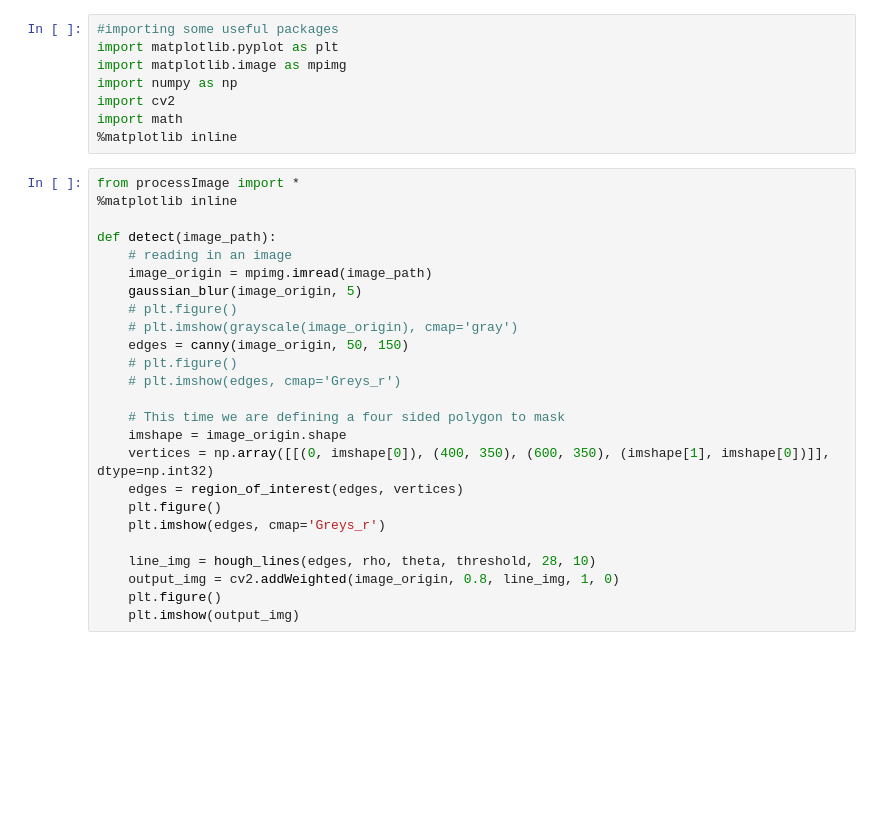
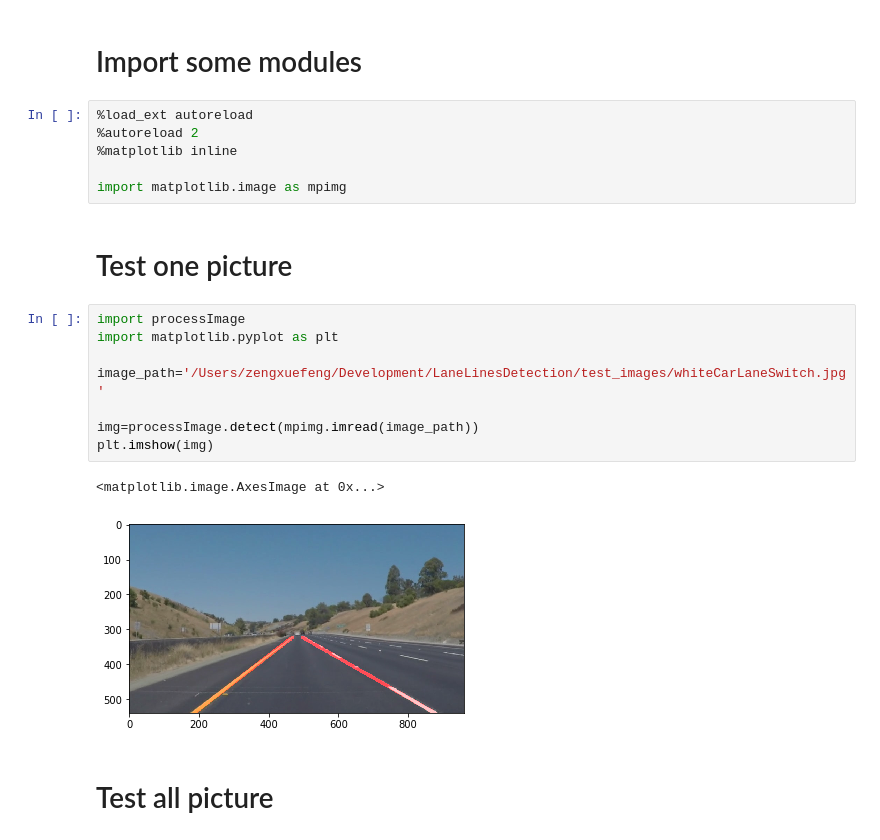
Before and after one commit to zxf8665905/LaneLinesDetection, a Jupyter notebook: processImage.ipynb, the cells around one changed output. Cells and saved outputs as stored; diff of their text form; blank space fills up the shorter version.

```diff
--- a/processImage.ipynb
+++ b/processImage.ipynb
@@ -1,34 +1,25 @@
-# %%
-#importing some useful packages
-import matplotlib.pyplot as plt
-import matplotlib.image as mpimg
-import numpy as np
-import cv2
-import math
-%matplotlib inline
-# %%
-from processImage import *
-%matplotlib inline
-
-def detect(image_path):
-    # reading in an image
-    image_origin = mpimg.imread(image_path)
-    gaussian_blur(image_origin, 5)
-    # plt.figure()
-    # plt.imshow(grayscale(image_origin), cmap='gray')
-    edges = canny(image_origin, 50, 150)
-    # plt.figure()
-    # plt.imshow(edges, cmap='Greys_r')
-
-    # This time we are defining a four sided polygon to mask
-    imshape = image_origin.shape
-    vertices = np.array([[(0, imshape[0]), (400, 350), (600, 350), (imshape[1], imshape[0])]], dtype=np.int32)
-    edges = region_of_interest(edges, vertices)
-    plt.figure()
-    plt.imshow(edges, cmap='Greys_r')
-
-    line_img = hough_lines(edges, rho, theta, threshold, 28, 10)
-    output_img = cv2.addWeighted(image_origin, 0.8, line_img, 1, 0)
-    plt.figure()
-    plt.imshow(output_img)
+# %% [markdown]
+# Import some modules
+# %%
+%load_ext autoreload
+%autoreload 2
+%matplotlib inline
+
+import matplotlib.image as mpimg
+# %% [markdown]
+# Test one picture
+# %%
+import processImage
+import matplotlib.pyplot as plt
+
+image_path='/Users/zengxuefeng/Development/LaneLinesDetection/test_images/whiteCarLaneSwitch.jpg'
+
+img=processImage.detect(mpimg.imread(image_path))
+plt.imshow(img)
+# %% [output]
+<matplotlib.image.AxesImage at 0x...>
+[figure, added]
+# %% [markdown]
+
+# Test all picture
 # %%
```
Also changed, not shown: parts of 9 cells of this notebook, 11 other files.
